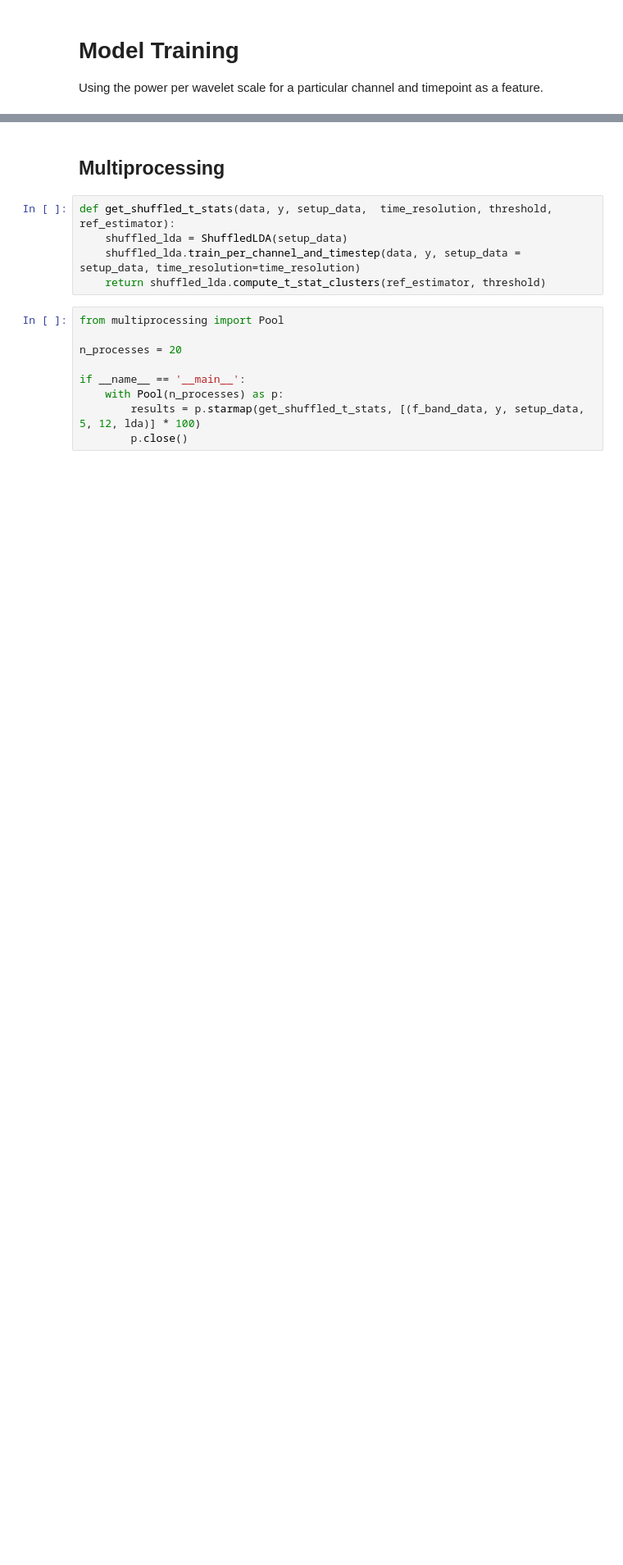
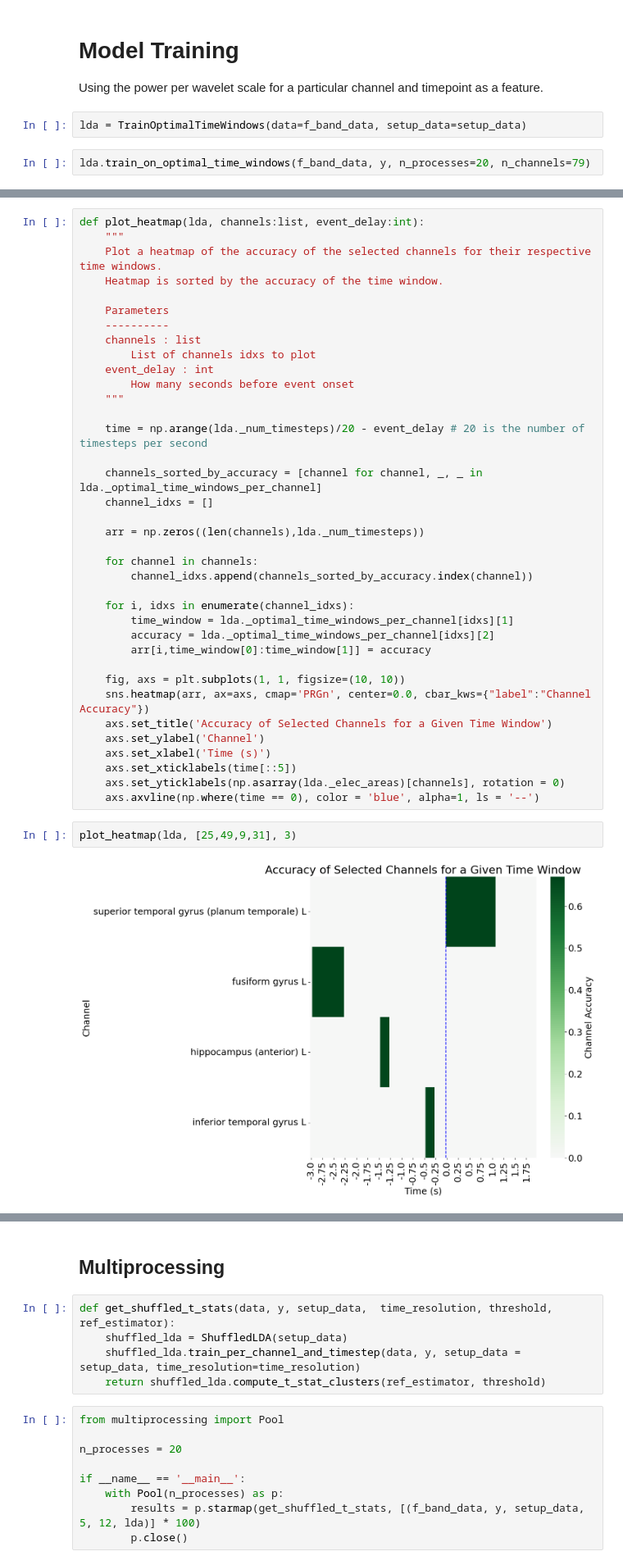
Before and after one commit to ncsl/decoding-decision-making, a Jupyter notebook: [Prototype] EFRI Data Analysis LDA.ipynb, the cells around one changed output, grey strips where cells are left out. Shown at 82% size. Cells and saved outputs as stored; diff of their text form; blank space fills up the shorter version.

Commit message:
add plot_heatmap and get_group_accuracies to TrainOptimalTimeWindows class

```diff
--- a/[Prototype] EFRI Data Analysis LDA.ipynb
+++ b/[Prototype] EFRI Data Analysis LDA.ipynb
@@ -867,3 +912,7 @@ class ShuffledLDA(PerChannelTimestep):
 # Model Training
 
 Using the power per wavelet scale for a particular channel and timepoint as a feature.
+# %%
+lda = TrainOptimalTimeWindows(data=f_band_data, setup_data=setup_data)
+# %%
+lda.train_on_optimal_time_windows(f_band_data, y, n_processes=20, n_channels=79)
@@ -869,0 +957,41 @@ Using the power per wavelet scale for a particular channel and timepoint as a fe
+# %%
+def plot_heatmap(lda, channels:list, event_delay:int):
+    """
+    Plot a heatmap of the accuracy of the selected channels for their respective time windows.
+    Heatmap is sorted by the accuracy of the time window.
+
+    Parameters
+    ----------
+    channels : list
+        List of channels idxs to plot
+    event_delay : int
+        How many seconds before event onset
+    """
+
+    time = np.arange(lda._num_timesteps)/20 - event_delay # 20 is the number of timesteps per second
+
+    channels_sorted_by_accuracy = [channel for channel, _, _ in lda._optimal_time_windows_per_channel]
+    channel_idxs = []
+
+    arr = np.zeros((len(channels),lda._num_timesteps))
+
+    for channel in channels:
+        channel_idxs.append(channels_sorted_by_accuracy.index(channel))
+
+    for i, idxs in enumerate(channel_idxs):
+        time_window = lda._optimal_time_windows_per_channel[idxs][1]
+        accuracy = lda._optimal_time_windows_per_channel[idxs][2]
+        arr[i,time_window[0]:time_window[1]] = accuracy
+
+    fig, axs = plt.subplots(1, 1, figsize=(10, 10))
+    sns.heatmap(arr, ax=axs, cmap='PRGn', center=0.0, cbar_kws={"label":"Channel Accuracy"})
+    axs.set_title('Accuracy of Selected Channels for a Given Time Window')
+    axs.set_ylabel('Channel')
+    axs.set_xlabel('Time (s)')
+    axs.set_xticklabels(time[::5])
+    axs.set_yticklabels(np.asarray(lda._elec_areas)[channels], rotation = 0)
+    axs.axvline(np.where(time == 0), color = 'blue', alpha=1, ls = '--')
+# %%
+plot_heatmap(lda, [25,49,9,31], 3)
+# %% [output]
+[figure, added]
```
Also changed, not shown: parts of 6 cells of this notebook.
